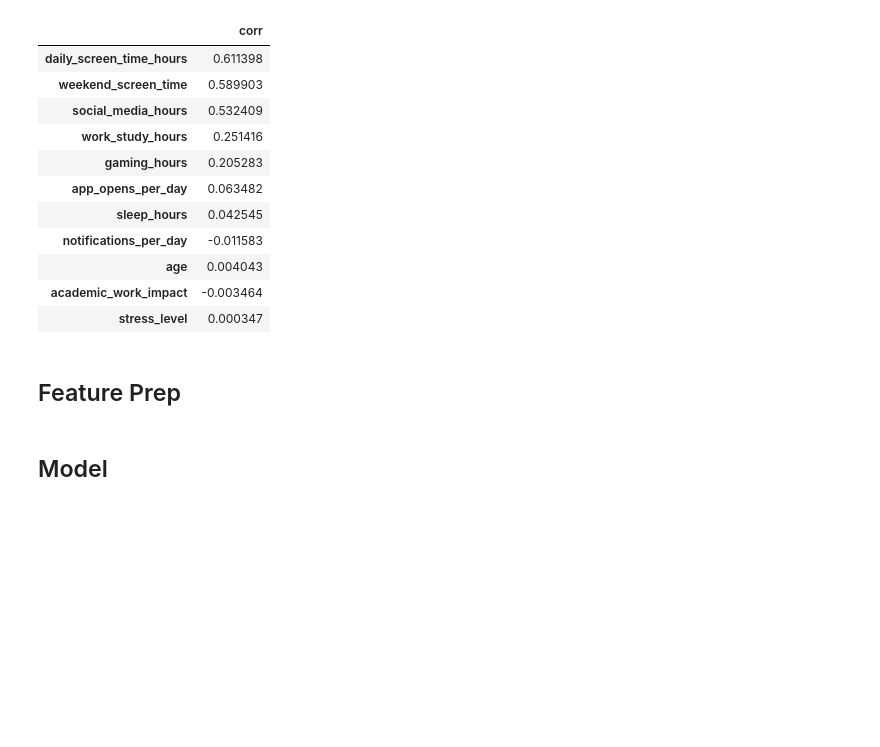
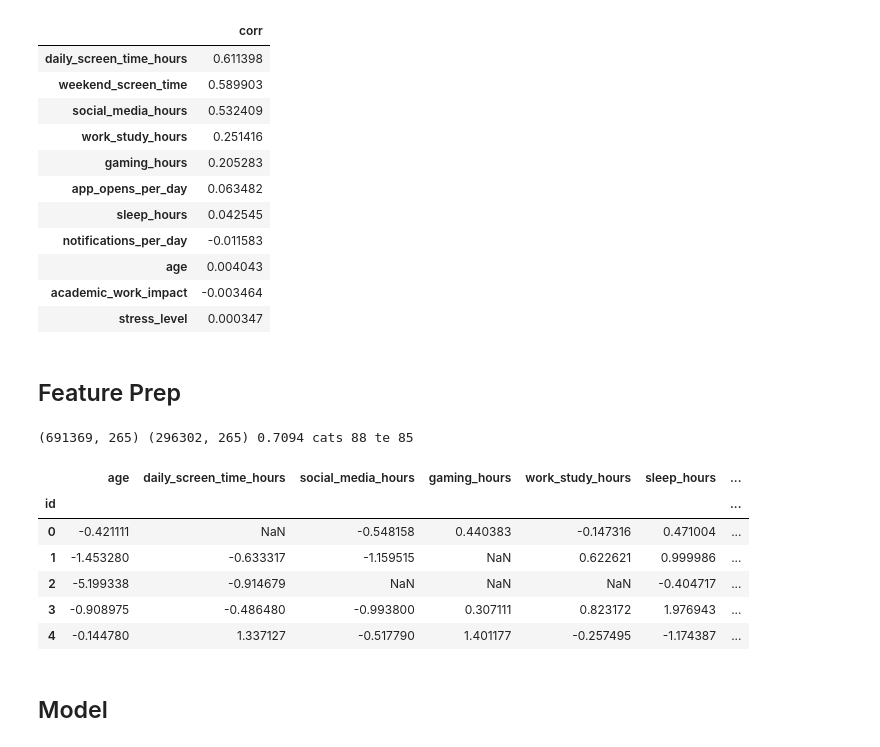
Before and after one commit to oivler/kaggle-smartphone-addiction, a Jupyter notebook: model.ipynb, the cells around one changed output. Cells and saved outputs as stored; diff of their text form; code cells hidden in the pictures; blank space fills up the shorter version.

```diff
--- a/model.ipynb
+++ b/model.ipynb
@@ -201,6 +201,7 @@ target_corr.reindex(target_corr.abs().sort_values(ascending=False).index).to_fra
 ## Feature Prep
 # %%
 from sklearn.preprocessing import QuantileTransformer
+from sklearn.model_selection import StratifiedKFold
 
 DIGIT_COLS = [
     "age",
@@ -213,6 +214,29 @@ DIGIT_COLS = [
     "notifications_per_day",
     "app_opens_per_day",
 ]
+DIGIT_RATIO_COLS = [
+    "weekend_daily_ratio",
+    "screen_sleep_ratio",
+    "notif_per_open",
+    "social_share",
+    "gaming_share",
+    "work_share",
+    "leisure_share",
+]
+
+
+def add_digit_cols(out: pd.DataFrame, cols: list) -> list:
+    extra = []
+    for col in cols:
+        s = out[col]
+        out[f"{col}_int"] = np.floor(s).astype("Int64").astype("string")
+        frac = np.floor(((s - np.floor(s)) * 100).round(6)).astype("Int64")
+        out[f"{col}_frac2"] = frac.astype("string")
+        out[f"{col}_r1"] = s.round(1).astype("string")
+        out[f"{col}_r2"] = s.round(2).astype("string")
+        out[f"{col}_ldig"] = (np.floor(s).astype("Int64") % 10).astype("string")
+        extra.extend([f"{col}_int", f"{col}_frac2", f"{col}_r1", f"{col}_r2", f"{col}_ldig"])
+    return extra
 
 
 def add_features(df: pd.DataFrame) -> pd.DataFrame:
@@ -249,12 +273,18 @@ def add_features(df: pd.DataFrame) -> pd.DataFrame:
     out["social_gaming_ratio"] = social / gaming
     out["work_leisure_ratio"] = work / out["leisure_hours"]
 
-    for col in DIGIT_COLS:
-        s = out[col]
-        out[f"{col}_int"] = np.floor(s).astype("Int64").astype("string")
-        frac = np.floor(((s - np.floor(s)) * 100).round(6)).astype("Int64")
-        out[f"{col}_frac2"] = frac.astype("string")
-        out[f"{col}_r1"] = s.round(1).astype("string")
+    add_digit_cols(out, DIGIT_COLS)
+    add_digit_cols(out, DIGIT_RATIO_COLS)
+
+    out["x_daily_sleep"] = out["daily_screen_time_hours_int"] + "_" + out["sleep_hours_int"]
+    out["x_notif_open"] = out["notifications_per_day_int"] + "_" + out["app_opens_per_day_int"]
+    out["x_weekend_daily"] = out["weekend_screen_time_int"] + "_" + out["daily_screen_time_hours_int"]
+    out["x_social_gaming"] = out["social_media_hours_int"] + "_" + out["gaming_hours_int"]
+    out["x_gender_stress"] = (
+        out["gender"].astype("string").fillna("Missing")
+        + "_"
+        + out["stress_level"].astype("string").fillna("Missing")
+    )
 
     return out.replace([np.inf, -np.inf], np.nan)
 
@@ -358,42 +388,67 @@ orig_cuts = make_cuts(orig)
 X = add_regime_flags(X, orig_cuts, prefix="orig_")
 X_test = add_regime_flags(X_test, orig_cuts, prefix="orig_")
 
-digit_cats = [f"{c}_{s}" for c in DIGIT_COLS for s in ("int", "frac2", "r1")]
-all_cat_cols = list(dict.fromkeys(cat_cols + digit_cats))
+digit_cats = [f"{c}_{s}" for c in DIGIT_COLS + DIGIT_RATIO_COLS for s in ("int", "frac2", "r1", "r2", "ldig")]
+cross_cats = ["x_daily_sleep", "x_notif_open", "x_weekend_daily", "x_social_gaming", "x_gender_stress"]
+all_cat_cols = list(dict.fromkeys(cat_cols + digit_cats + cross_cats))
 
 for col in all_cat_cols:
     cats = sorted({*(X[col].dropna().astype(str)), *(X_test[col].dropna().astype(str)), "Missing"})
     X[col] = pd.Categorical(X[col].astype("string").fillna("Missing"), categories=cats)
     X_test[col] = pd.Categorical(X_test[col].astype("string").fillna("Missing"), categories=cats)
+
+te_cols = digit_cats + cross_cats
+te_skf = StratifiedKFold(n_splits=5, shuffle=True, random_state=42)
+global_mean = float(y.mean())
+for col in te_cols:
+    oof_te = np.full(len(X), global_mean, dtype=np.float64)
+    for tr_idx, va_idx in te_skf.split(X, y):
+        means = y.iloc[tr_idx].groupby(X.iloc[tr_idx][col].astype(str), observed=False).mean()
+        mapped = X.iloc[va_idx][col].astype(str).map(means)
+        oof_te[va_idx] = mapped.fillna(global_mean).to_numpy()
+    X[f"te_{col}"] = oof_te
+    full_means = y.groupby(X[col].astype(str), observed=False).mean()
+    X_test[f"te_{col}"] = (
+        X_test[col].astype(str).map(full_means).fillna(global_mean).astype(np.float64)
+    )
 
 num_cols_x = [
     c
     for c in X.columns
     if c not in all_cat_cols
     and not str(c).endswith("_isna")
     and c != "missing_count"
     and not str(c).startswith("reg_")
     and not str(c).startswith("orig_reg_")
     and c not in ("regime_count", "orig_regime_count")
 ]
 qt = QuantileTransformer(
     n_quantiles=min(1000, len(X)),
     output_distribution="normal",
     subsample=min(200_000, len(X)),
     random_state=42,
 )
 med = X[num_cols_x].median()
 X_num = X[num_cols_x].fillna(med)
 X_test_num = X_test[num_cols_x].fillna(med)
 X_q = pd.DataFrame(qt.fit_transform(X_num), index=X.index, columns=num_cols_x)
 X_test_q = pd.DataFrame(qt.transform(X_test_num), index=X_test.index, columns=num_cols_x)
 X_q[X[num_cols_x].isna()] = np.nan
 X_test_q[X_test[num_cols_x].isna()] = np.nan
 X[num_cols_x] = X_q
 X_test[num_cols_x] = X_test_q
 
-print(X.shape, X_test.shape, y.mean().round(4), "cats", len(all_cat_cols))
+print(X.shape, X_test.shape, y.mean().round(4), "cats", len(all_cat_cols), "te", len(te_cols))
 X.head()
+# %% [output]
+(691369, 265) (296302, 265) 0.7094 cats 88 te 85
+|  | age | daily_screen_time_hours | social_media_hours | gaming_hours | work_study_hours | sleep_hours | ... |
+| id |  |  |  |  |  |  | ... |
+| 0 | -0.421111 | NaN | -0.548158 | 0.440383 | -0.147316 | 0.471004 | ... |
+| 1 | -1.453280 | -0.633317 | -1.159515 | NaN | 0.622621 | 0.999986 | ... |
+| 2 | -5.199338 | -0.914679 | NaN | NaN | NaN | -0.404717 | ... |
+| 3 | -0.908975 | -0.486480 | -0.993800 | 0.307111 | 0.823172 | 1.976943 | ... |
+| 4 | -0.144780 | 1.337127 | -0.517790 | 1.401177 | -0.257495 | -1.174387 | ... |
 # %% [markdown]
 ## Model
 # %%
```
Also changed, not shown: parts of 4 cells of this notebook.
